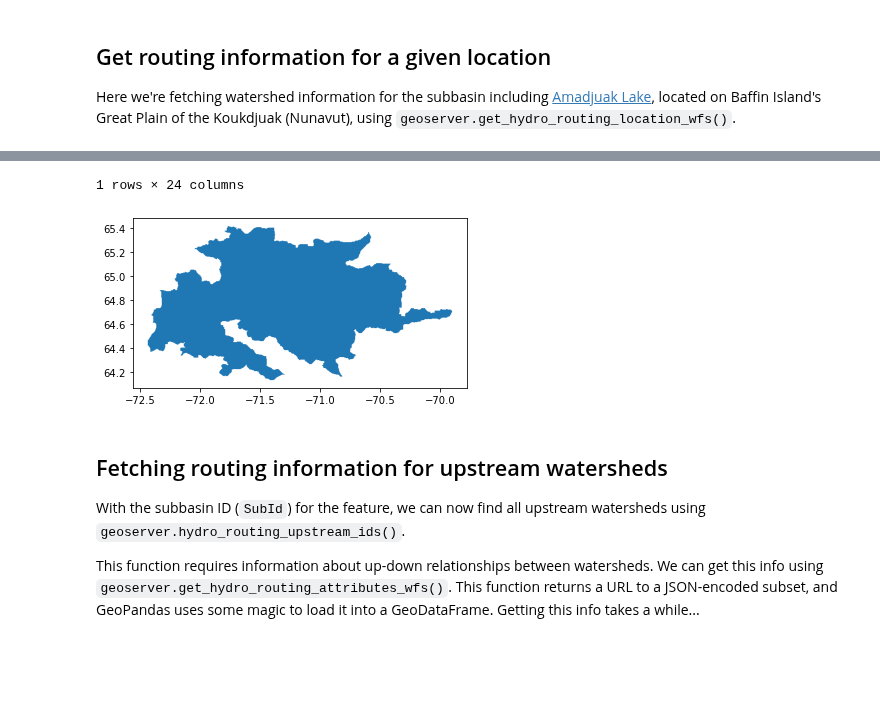
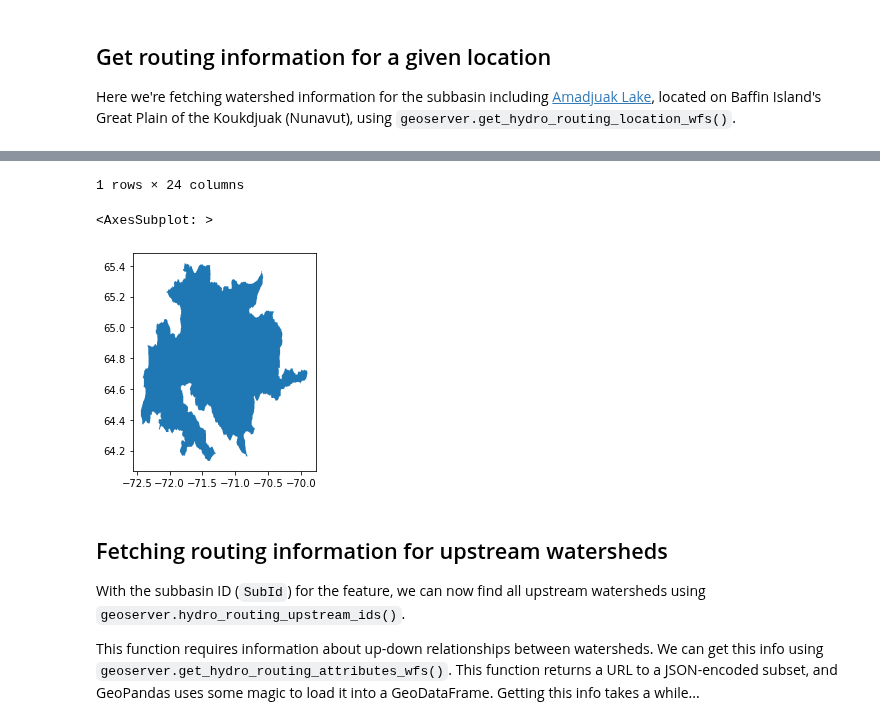
Before and after one commit to CSHS-CWRA/RavenPy, a Jupyter notebook: docs/notebooks/hydro_routing_product_example.ipynb, the cells around one changed output, grey strips where cells are left out. Saved outputs shown, nothing was run; the diff lists cells and outputs as text; code cells hidden in the pictures; blank space fills up the shorter version.

```diff
--- a/docs/notebooks/hydro_routing_product_example.ipynb
+++ b/docs/notebooks/hydro_routing_product_example.ipynb
@@ -16,18 +18,19 @@ Here we're fetching watershed information for the subbasin including [Amadjuak L
 # %%
 amadjuak = (-71.225, 65.05)
 
-feature = geoserver.get_hydro_routing_location_wfs(
+feat = geoserver.get_hydro_routing_location_wfs(
     coordinates=amadjuak * 2, lakes="1km", level=7
 )
 
-feat = gpd.read_file(feature.decode())  # decode converts bytes to string
-display(feat)
-feat.plot(aspect="equal");
+feature = gpd.read_file(feat)
+display(feature)
+feature.plot()
 # %% [output]
 |  | id | area | SubId | DowSubId | Rivlen | RivSlope | BasinSlope | BkfWidth | BkfDepth | IsLake | ... |
 | 0 | routing_1kmLakes_07.16393 | 9.110308e+09 | 29881 | 30001 | 132876 | 0.000069 | 0.012235 | 46.6959 | 1.14224 | 1 | ... |
 1 rows × 24 columns
+<AxesSubplot: >
-[figure, old version]
+[figure, new version]
 # %% [markdown]
 ## Fetching routing information for upstream watersheds
 
```
Also changed, not shown: parts of 6 cells of this notebook, 2 other files.
